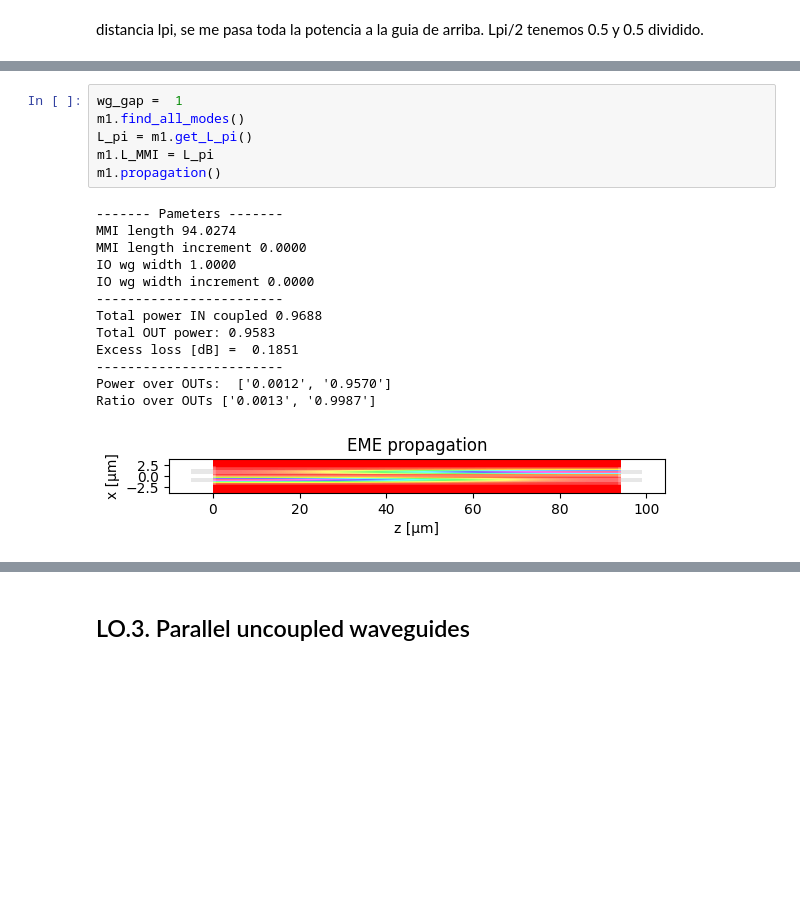
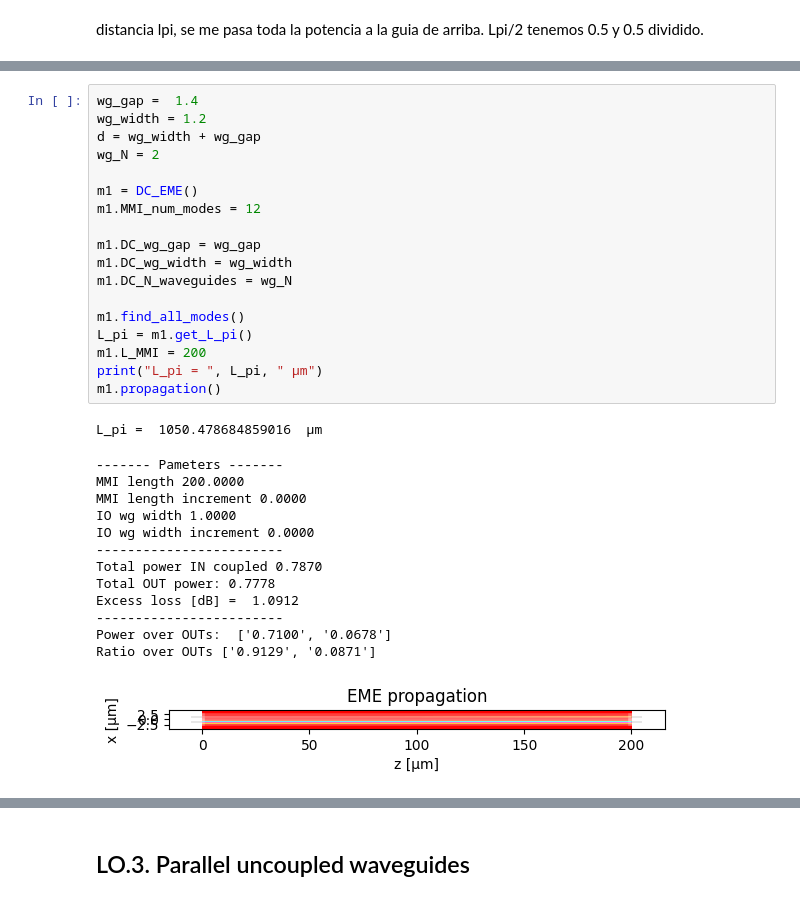
Before and after one commit to nmargar4/pic-upv-lab2, a Jupyter notebook: COUPLERS_Student.ipynb, the cells around one changed output, grey strips where cells are left out. Saved outputs shown, nothing was run; the diff lists cells and outputs as text; blank space fills up the shorter version.

```diff
--- a/COUPLERS_Student.ipynb
+++ b/COUPLERS_Student.ipynb
@@ -223,21 +394,34 @@ Ratio over OUTs ['0.0013', '0.9987']
 # %%
-wg_gap =  1
+wg_gap =  1.4
+wg_width = 1.2
+d = wg_width + wg_gap
+wg_N = 2
+
+m1 = DC_EME()
+m1.MMI_num_modes = 12
+
+m1.DC_wg_gap = wg_gap
+m1.DC_wg_width = wg_width
+m1.DC_N_waveguides = wg_N
+
 m1.find_all_modes()
 L_pi = m1.get_L_pi()
-m1.L_MMI = L_pi
+m1.L_MMI = 200
+print("L_pi = ", L_pi, " µm")
 m1.propagation()
 # %% [output]
-------- Pameters -------
-MMI length 94.0274
-MMI length increment 0.0000
-IO wg width 1.0000
-IO wg width increment 0.0000
-------------------------
-Total power IN coupled 0.9688
-Total OUT power: 0.9583
-Excess loss [dB] =  0.1851
-------------------------
-Power over OUTs:  ['0.0012', '0.9570']
-Ratio over OUTs ['0.0013', '0.9987']
+L_pi =  1050.478684859016  µm
+------- Pameters -------
+MMI length 200.0000
+MMI length increment 0.0000
+IO wg width 1.0000
+IO wg width increment 0.0000
+------------------------
+Total power IN coupled 0.7870
+Total OUT power: 0.7778
+Excess loss [dB] =  1.0912
+------------------------
+Power over OUTs:  ['0.7100', '0.0678']
+Ratio over OUTs ['0.9129', '0.0871']
-[figure, old version]
+[figure, new version]
 # %%
```
Also changed, not shown: parts of 17 cells of this notebook, 1 other file.
